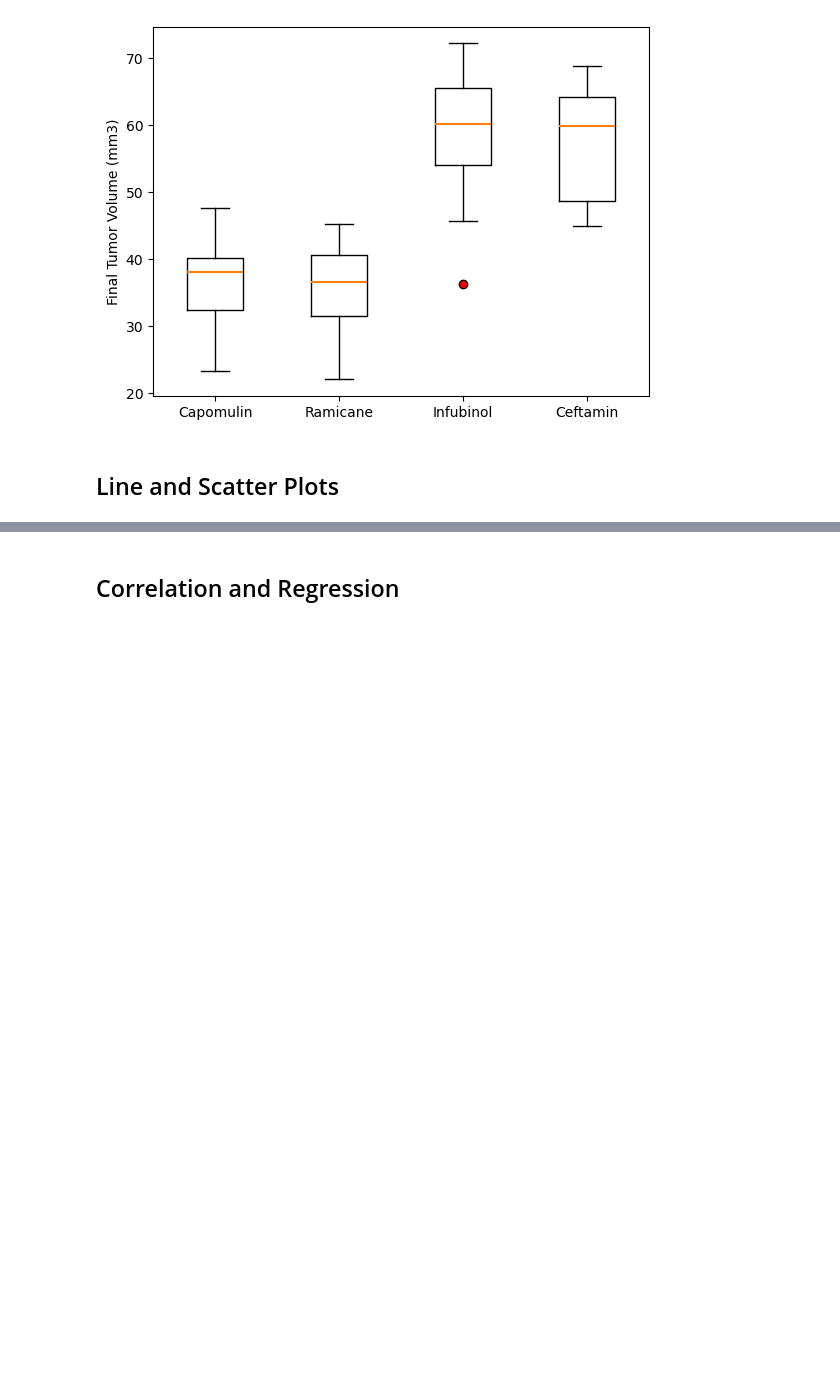
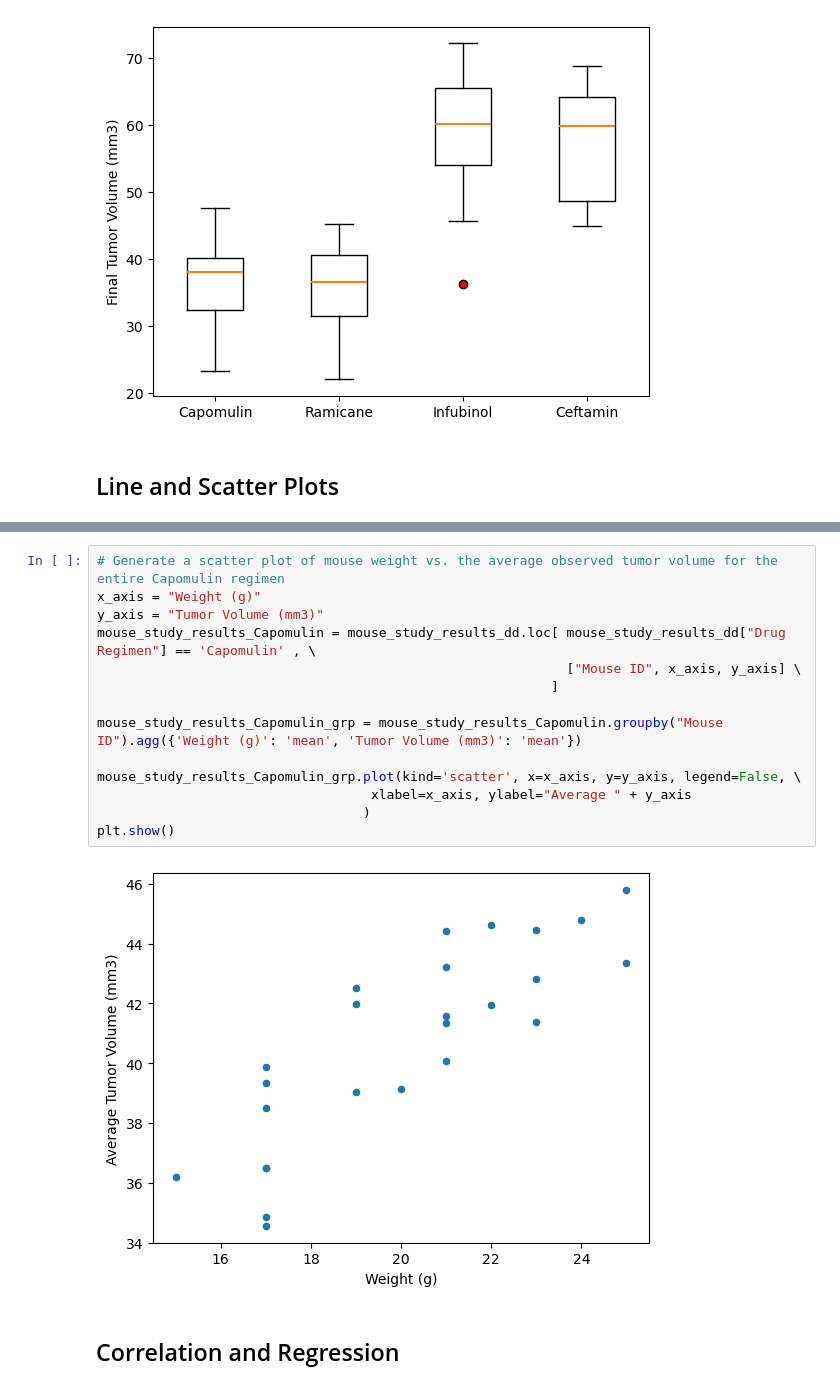
Before and after one commit to enumerbs/Module05-Challenge-Data-Visualisation, a Jupyter notebook: Pymaceuticals/pymaceuticals.ipynb, the cells around one changed output, grey strips where cells are left out. Saved outputs shown, nothing was run; the diff lists cells and outputs as text; blank space fills up the shorter version.

Commit message:
feat: implement data manipulation and plots for 'Line and Scatter Plots' section

```diff
--- a/Pymaceuticals/pymaceuticals.ipynb
+++ b/Pymaceuticals/pymaceuticals.ipynb
@@ -299,3 +305,19 @@ plt.show()
+# %%
+# Generate a scatter plot of mouse weight vs. the average observed tumor volume for the entire Capomulin regimen
+x_axis = "Weight (g)"
+y_axis = "Tumor Volume (mm3)"
+mouse_study_results_Capomulin = mouse_study_results_dd.loc[ mouse_study_results_dd["Drug Regimen"] == 'Capomulin' , \
+                                                            ["Mouse ID", x_axis, y_axis] \
+                                                          ]
+
+mouse_study_results_Capomulin_grp = mouse_study_results_Capomulin.groupby("Mouse ID").agg({'Weight (g)': 'mean', 'Tumor Volume (mm3)': 'mean'})
+
+mouse_study_results_Capomulin_grp.plot(kind='scatter', x=x_axis, y=y_axis, legend=False, \
+                                   xlabel=x_axis, ylabel="Average " + y_axis
+                                  )
+plt.show()
+# %% [output]
+[figure, added]
 # %% [markdown]
 ## Correlation and Regression
 # %%
```
Also changed, not shown: parts of 2 cells of this notebook.
